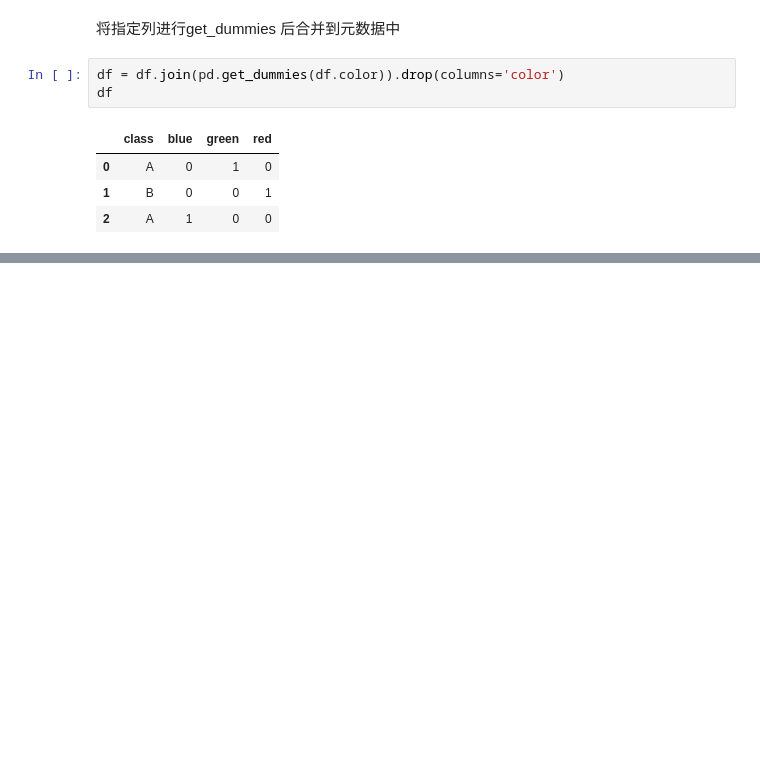
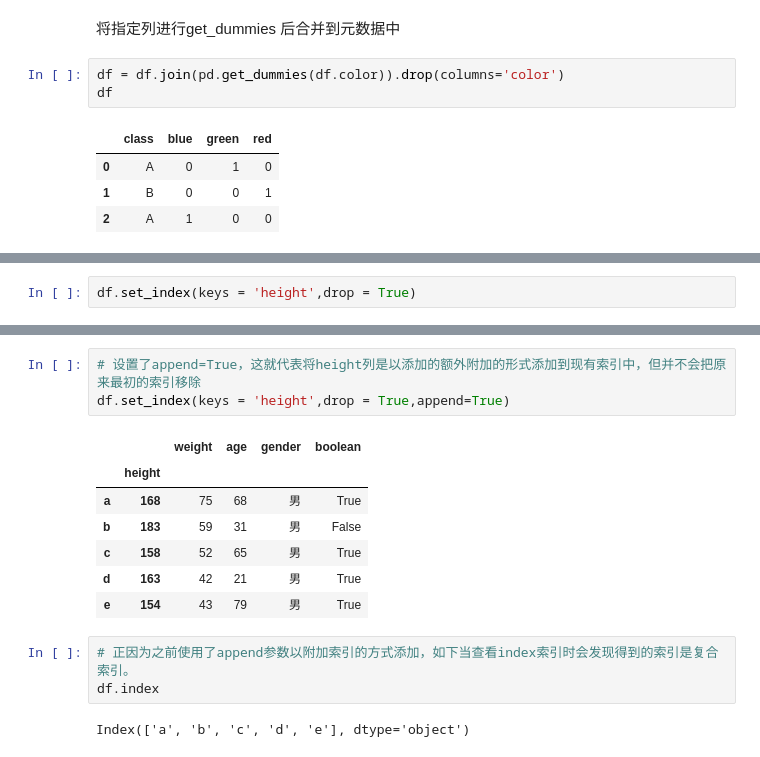
Before and after one commit to jackaihfia2334/Github, a Jupyter notebook: python/pd_np学习笔记.ipynb, the cells around one changed output, grey strips where cells are left out. Drawn from its saved outputs; the diff is of its cells as text; blank space fills up the shorter version.

```diff
--- a/python/pd_np学习笔记.ipynb
+++ b/python/pd_np学习笔记.ipynb
@@ -272,0 +317,2 @@ df
+# %%
+df.set_index(keys = 'height',drop = True)
@@ -272,0 +327,16 @@ df
+# %%
+# 设置了append=True，这就代表将height列是以添加的额外附加的形式添加到现有索引中，但并不会把原来最初的索引移除
+df.set_index(keys = 'height',drop = True,append=True)
+# %% [output]
+|  |  | weight | age | gender | boolean |
+|  | height |  |  |  |  |
+| a | 168 | 75 | 68 | 男 | True |
+| b | 183 | 59 | 31 | 男 | False |
+| c | 158 | 52 | 65 | 男 | True |
+| d | 163 | 42 | 21 | 男 | True |
+| e | 154 | 43 | 79 | 男 | True |
+# %%
+# 正因为之前使用了append参数以附加索引的方式添加，如下当查看index索引时会发现得到的索引是复合索引。
+df.index
+# %% [output]
+Index(['a', 'b', 'c', 'd', 'e'], dtype='object')
```
Also changed, not shown: parts of 11 cells of this notebook.
